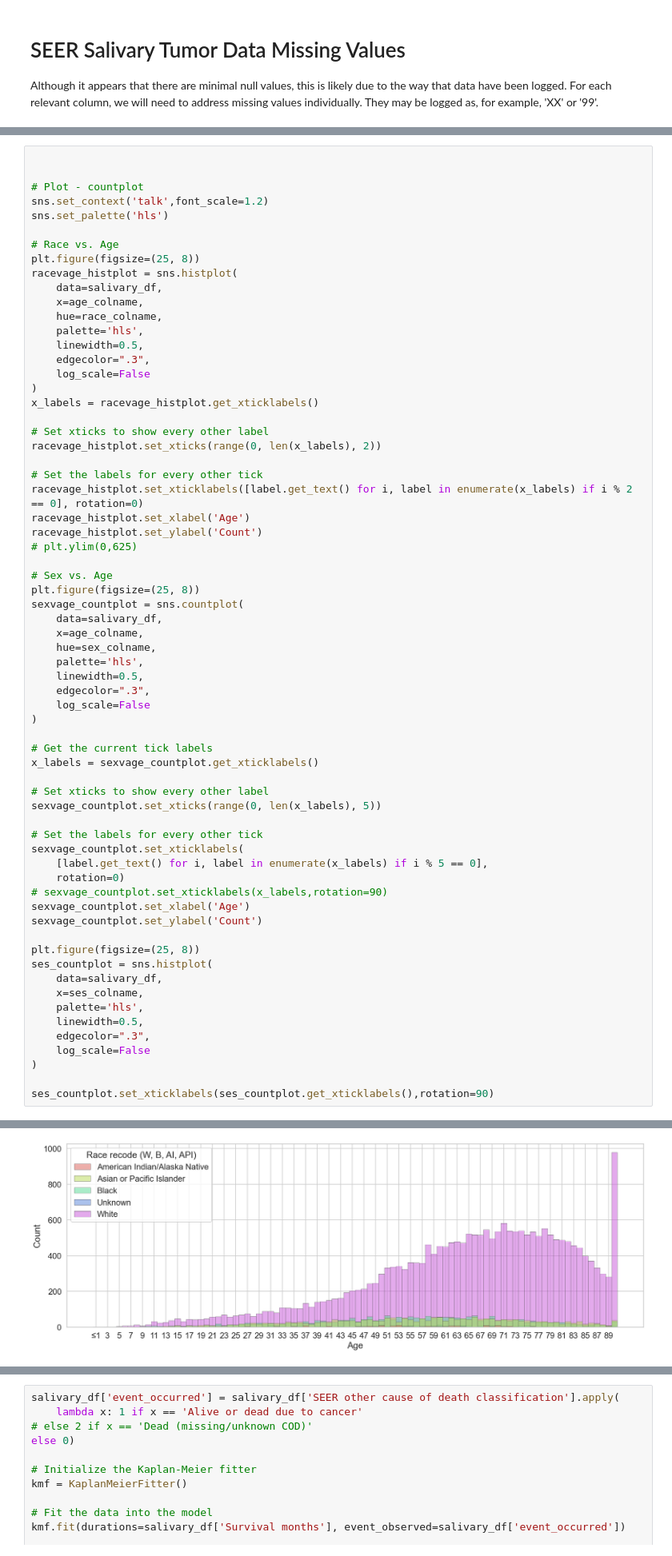
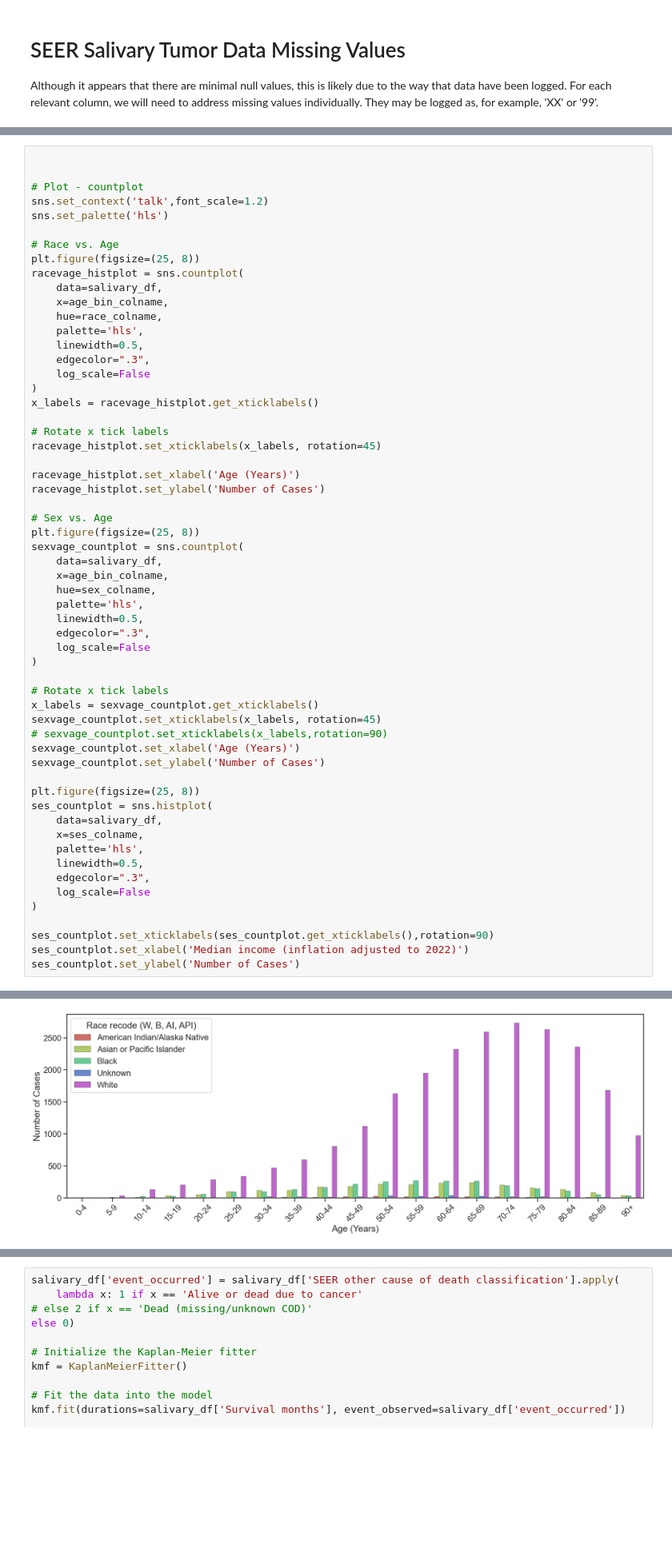
Before and after one commit to obaidkhurram/salivary-tumors, a Jupyter notebook: salivary_tumor_2024.ipynb, the cells around one changed output, grey strips where cells are left out. Shown at 80% size. Saved outputs shown, nothing was run; the diff lists cells and outputs as text; blank space fills up the shorter version.

Commit message:
• Figures adjustment: 1. facet grid based on site of tumor; 2. aesthetic adjustments to histograms.

```diff
--- a/salivary_tumor_2024.ipynb
+++ b/salivary_tumor_2024.ipynb
@@ -297,9 +189,9 @@ sns.set_palette('hls')
 
 # Race vs. Age
 plt.figure(figsize=(25, 8))
-racevage_histplot = sns.histplot(
+racevage_histplot = sns.countplot(
     data=salivary_df,
-    x=age_colname,
+    x=age_bin_colname,
     hue=race_colname,
     palette='hls',
     linewidth=0.5,
@@ -308,20 +200,17 @@ racevage_histplot = sns.histplot(
 )
 x_labels = racevage_histplot.get_xticklabels()
 
-# Set xticks to show every other label
-racevage_histplot.set_xticks(range(0, len(x_labels), 2))
+# Rotate x tick labels
+racevage_histplot.set_xticklabels(x_labels, rotation=45)
 
-# Set the labels for every other tick
-racevage_histplot.set_xticklabels([label.get_text() for i, label in enumerate(x_labels) if i % 2 == 0], rotation=0)
-racevage_histplot.set_xlabel('Age')
-racevage_histplot.set_ylabel('Count')
-# plt.ylim(0,625)
+racevage_histplot.set_xlabel('Age (Years)')
+racevage_histplot.set_ylabel('Number of Cases')
 
 # Sex vs. Age
 plt.figure(figsize=(25, 8))
 sexvage_countplot = sns.countplot(
     data=salivary_df,
-    x=age_colname,
+    x=age_bin_colname,
     hue=sex_colname,
     palette='hls',
     linewidth=0.5,
@@ -329,19 +218,12 @@ sexvage_countplot = sns.countplot(
     log_scale=False
 )
 
-# Get the current tick labels
+# Rotate x tick labels
 x_labels = sexvage_countplot.get_xticklabels()
-
-# Set xticks to show every other label
-sexvage_countplot.set_xticks(range(0, len(x_labels), 5))
-
-# Set the labels for every other tick
-sexvage_countplot.set_xticklabels(
-    [label.get_text() for i, label in enumerate(x_labels) if i % 5 == 0],
-    rotation=0)
+sexvage_countplot.set_xticklabels(x_labels, rotation=45)
 # sexvage_countplot.set_xticklabels(x_labels,rotation=90)
-sexvage_countplot.set_xlabel('Age')
-sexvage_countplot.set_ylabel('Count')
+sexvage_countplot.set_xlabel('Age (Years)')
+sexvage_countplot.set_ylabel('Number of Cases')
 
 plt.figure(figsize=(25, 8))
 ses_countplot = sns.histplot(
@@ -354,4 +236,6 @@ ses_countplot = sns.histplot(
 )
 
 ses_countplot.set_xticklabels(ses_countplot.get_xticklabels(),rotation=90)
+ses_countplot.set_xlabel('Median income (inflation adjusted to 2022)')
+ses_countplot.set_ylabel('Number of Cases')
 # %% [output]
@@ -374 +243 @@ ses_countplot.set_xticklabels(ses_countplot.get_xticklabels(),rotation=90)
-[figure, old version]
+[figure, new version]
```
Also changed, not shown: parts of 13 cells of this notebook.
